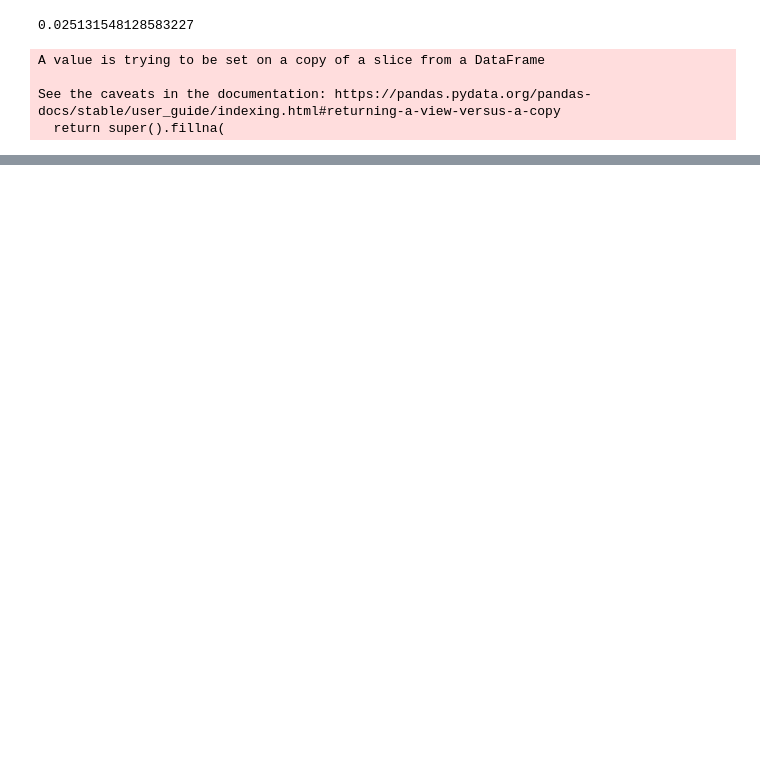
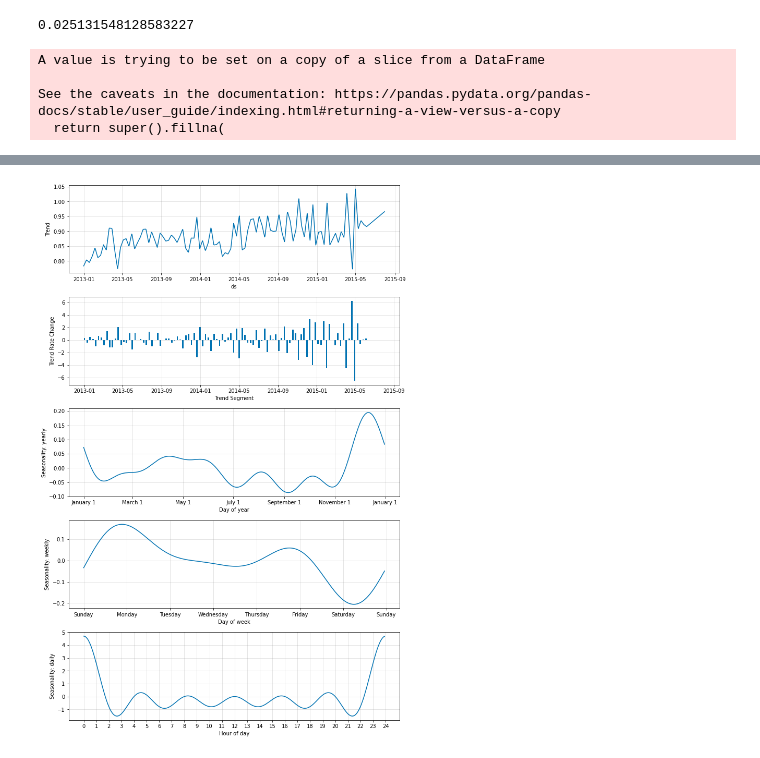
Before and after one commit to bur-oez/Capstone-Project-Rossman-Sales, a Jupyter notebook: 05_Predictive_Modelling.ipynb, the cells around one changed output, grey strips where cells are left out. Saved outputs shown, nothing was run; the diff lists cells and outputs as text; code cells hidden in the pictures; blank space fills up the shorter version.

```diff
--- a/05_Predictive_Modelling.ipynb
+++ b/05_Predictive_Modelling.ipynb
@@ -192,6 +238,6 @@ df_prophet.columns = ["y","ds"]
 df_prophet = df_prophet[["ds","y"]]
 df_prophet = df_prophet.sort_index(ascending = False)
 # %%
-df_prophet_log.columns = ["y","ds"]
-df_prophet_log = df_prophet_log[["ds","y"]]
+df_prophet_log.columns = ["ds","y"]
+df_prophet_log = df_prophet_log[["y","ds"]]
 df_prophet_log = df_prophet_log.sort_index(ascending = False)
@@ -234,0 +244,3 @@ forecast_sales.shape
+# %%
+df_prophet_log.dropna(subset= ["y"], inplace=True)
+df_prophet.dropna(subset= ["y"], inplace=True)
@@ -234,0 +318,4 @@ forecast_sales.shape
+# %%
+fig_param = mn.plot_parameters()
+# %% [output]
+[figure, added]
```
Also changed, not shown: parts of 26 cells of this notebook.
